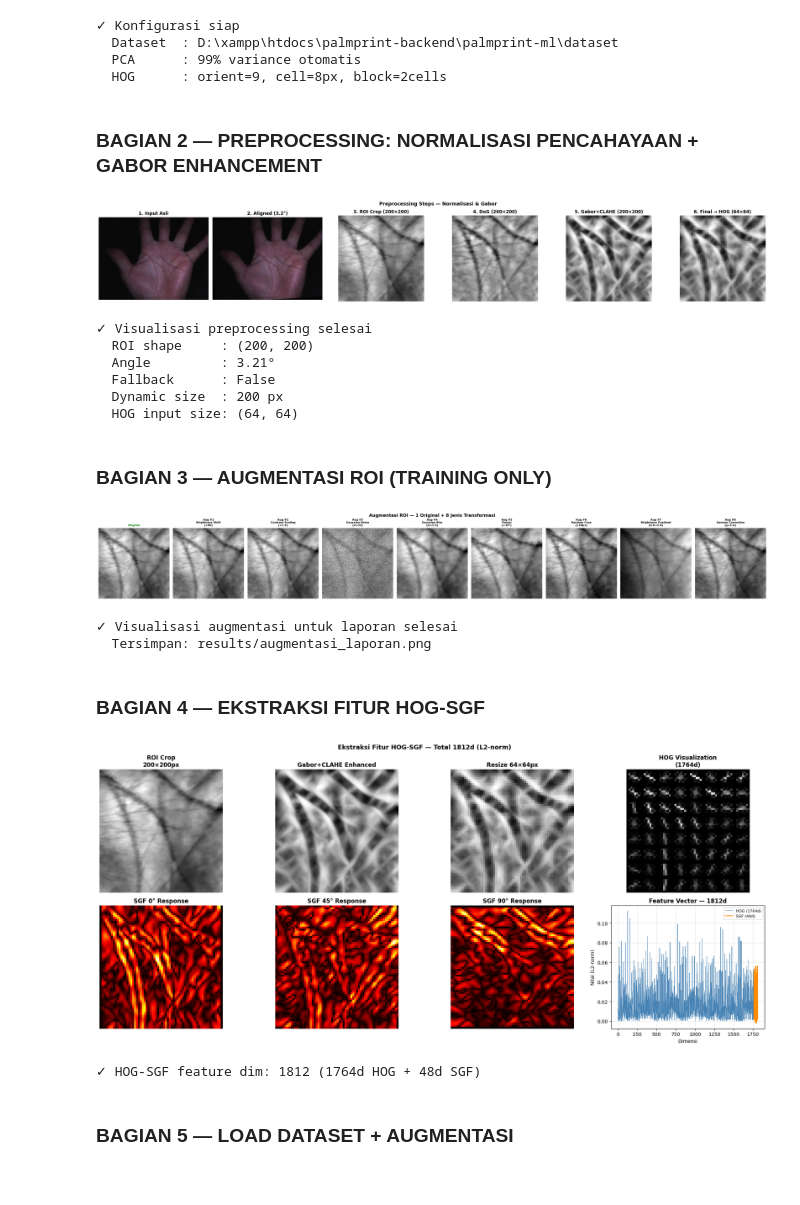
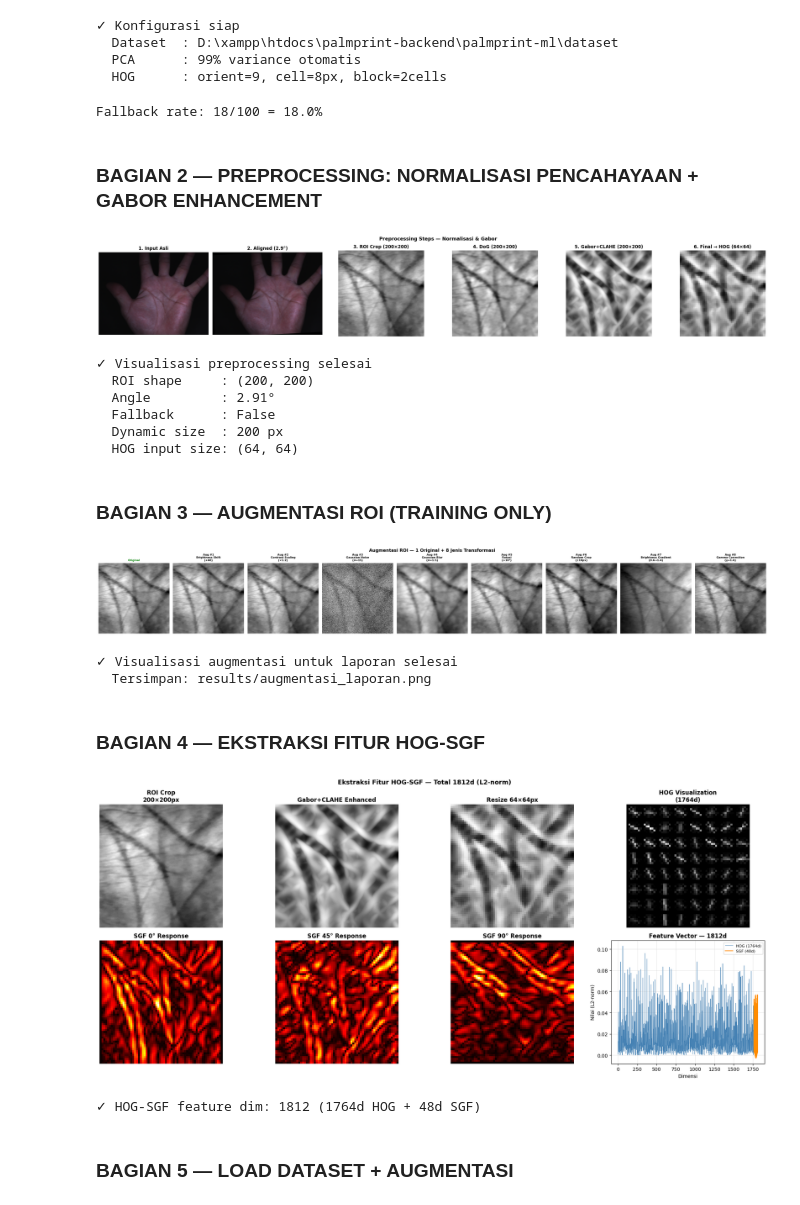
Before and after one commit to athaabiyyu/palmprint-backend, a Jupyter notebook: palmprint-ml/palmprint_modeling.ipynb, the cells around one changed output. Cells and saved outputs as stored; diff of their text form; code cells hidden in the pictures.

Commit message:
perbaikan gap dataset training dan data implementasi, dan jg perbaiki roi crop mediapipe

```diff
--- a/palmprint-ml/palmprint_modeling.ipynb
+++ b/palmprint-ml/palmprint_modeling.ipynb
@@ -44,15 +44,17 @@ class Config:
 
     # ROI
     ROI_SIZE   = 200
-    IMAGE_SIZE = 64          # resize sebelum HOG (paper: 64×64)
+    IMAGE_SIZE = 64
+    ROI_SIZE_MAX = 220
 
     # HOG
     HOG_ORIENT = 9
-    HOG_PIXELS = 8          # pixels per cell
-    HOG_CELLS  = 2           # cells per block
+    HOG_PIXELS = 8
+    HOG_CELLS  = 2
 
     # SGF — 24 orientasi, step 15°
     SGF_ANGLES = np.deg2rad(np.arange(0, 360, 15))
+    HOG_SGF_WEIGHT = 0.8
 
     # CLAHE
     CLAHE_CLIP = 2.0
@@ -68,7 +70,6 @@ class Config:
 
     # PCA — jumlah komponen dipilih otomatis berdasarkan variance
     PCA_VARIANCE = 0.99
-
 for d in [Config.OUTPUT_PATH, Config.MODELS_DIR]:
     os.makedirs(d, exist_ok=True)
 
@@ -81,6 +82,26 @@ print(f'  HOG      : orient={Config.HOG_ORIENT}, cell={Config.HOG_PIXELS}px, blo
   Dataset  : D:\xampp\htdocs\palmprint-backend\palmprint-ml\dataset
   PCA      : 99% variance otomatis
   HOG      : orient=9, cell=8px, block=2cells
+# %%
+# ── CEK FALLBACK RATE TJI 2017 ──
+fallback_count = 0
+total = 0
+
+exts = ('.png', '.jpg', '.jpeg', '.bmp', '.tiff', '.tif')
+files = [f for f in os.listdir(Config.DATASET_PATH) if f.lower().endswith(exts)]
+
+for fname in tqdm(files[:100], desc='Checking fallback'):
+    img = cv2.imread(os.path.join(Config.DATASET_PATH, fname))
+    if img is None:
+        continue
+    _, dbg = detect_palm_opencv(img)
+    if dbg['fallback']:
+        fallback_count += 1
+    total += 1
+
+print(f'Fallback rate: {fallback_count}/{total} = {fallback_count/total*100:.1f}%')
+# %% [output]
+Fallback rate: 18/100 = 18.0%
 # %% [markdown]
 ### BAGIAN 2 — PREPROCESSING: NORMALISASI PENCAHAYAAN + GABOR ENHANCEMENT
 # %%
@@ -103,13 +124,13 @@ def normalize_illumination(img_gray):
     """
     img_f   = img_gray.astype(np.float32)
     g_small = cv2.GaussianBlur(img_f, (0, 0), sigmaX=1.0)
-    g_large = cv2.GaussianBlur(img_f, (0, 0), sigmaX=10.0)
+    g_large = cv2.GaussianBlur(img_f, (0, 0), sigmaX=15.0)
     dog     = g_small - g_large
     return cv2.normalize(dog, None, 0, 255, cv2.NORM_MINMAX).astype(np.uint8)
 
 
 def enhance_gabor(img_gray, ksize=None, sigma=None, lambd=None,
-                  gamma=None, thetas=None, use_dog=False):
+                  gamma=None, thetas=None, use_dog=True):
     """
     Gabor filter bank multi-orientasi + CLAHE.
 
@@ -151,7 +172,7 @@ if samples:
 
     # ✅ PERBAIKAN: DoG dan Gabor pada ROI 200×200, BUKAN 64×64
     dog_s       = normalize_illumination(roi_gray)        # DoG pada 200×200
-    gabor_s     = enhance_gabor(roi_gray, use_dog=False)  # Gabor pada 200×200
+    gabor_s     = enhance_gabor(roi_gray, use_dog=True)  # Gabor pada 200×200
     gabor_dog_s = enhance_gabor(roi_gray, use_dog=True)   # Gabor+DoG pada 200×200
 
     # Resize ke 64×64 HANYA untuk keperluan HOG downstream (jangan dipakai visualisasi)
@@ -161,37 +182,37 @@ if samples:
     fig, axes = plt.subplots(1, 6, figsize=(26, 4))
     fig.suptitle('Preprocessing Steps — Normalisasi & Gabor', fontsize=13, fontweight='bold')
 
     axes[0].imshow(cv2.cvtColor(img_s, cv2.COLOR_BGR2RGB))
     axes[0].set_title('1. Input Asli', fontweight='bold'); axes[0].axis('off')
 
     axes[1].imshow(cv2.cvtColor(dbg['img_aligned'], cv2.COLOR_BGR2RGB))
     axes[1].set_title(f'2. Aligned ({dbg["angle"]:.1f}°)', fontweight='bold'); axes[1].axis('off')
 
     axes[2].imshow(roi_gray, cmap='gray')
     axes[2].set_title('3. ROI Crop (200×200)', fontweight='bold'); axes[2].axis('off')
 
     axes[3].imshow(dog_s, cmap='gray')
     axes[3].set_title('4. DoG (200×200)', fontweight='bold'); axes[3].axis('off')
 
     axes[4].imshow(gabor_dog_s, cmap='gray')
     axes[4].set_title('5. Gabor+CLAHE (200×200)', fontweight='bold'); axes[4].axis('off')
 
     axes[5].imshow(roi_for_hog, cmap='gray')
     axes[5].set_title('6. Final → HOG (64×64)', fontweight='bold'); axes[5].axis('off')
 
     plt.tight_layout()
     plt.show()
     print('✓ Visualisasi preprocessing selesai')
     print(f'  ROI shape     : {roi_gray.shape}')
     print(f'  Angle         : {dbg["angle"]:.2f}°')
     print(f'  Fallback      : {dbg["fallback"]}')
     print(f'  Dynamic size  : {dbg["dynamic_roi_size"]} px')
     print(f'  HOG input size: {roi_for_hog.shape}')
 # %% [output]
-[figure, old version]
+[figure, new version]
 ✓ Visualisasi preprocessing selesai
   ROI shape     : (200, 200)
-  Angle         : 3.21°
+  Angle         : 2.91°
   Fallback      : False
   Dynamic size  : 200 px
   HOG input size: (64, 64)
@@ -310,7 +331,37 @@ def augment_roi(roi_gray, n_aug=3):
             aug_norm = np.clip(aug_norm, 1e-7, 1.0)  # hindari log(0)
             aug = np.clip(255.0 * (aug_norm ** gamma), 0, 255)
 
-        results.append(aug.astype(np.uint8))
+        # 9. Specular highlight — titik terang di permukaan kulit (khas kamera HP)
+        if np.random.random() < 0.4:
+            h_a, w_a = aug.shape[:2]
+            cx = np.random.randint(30, w_a - 30)
+            cy = np.random.randint(30, h_a - 30)
+            radius = np.random.randint(8, 25)
+            Y_grid, X_grid = np.ogrid[:h_a, :w_a]
+            dist = np.sqrt((X_grid - cx)**2 + (Y_grid - cy)**2)
+            mask = (dist <= radius).astype(np.float32)
+            intensity = np.random.uniform(50, 100)
+            falloff = np.clip(1 - dist / radius, 0, 1) ** 2
+            aug = np.clip(aug + intensity * falloff * mask, 0, 255)
+
+        # 10. Motion blur ringan — tangan sedikit gerak saat foto
+        if np.random.random() < 0.3:
+            ksize = np.random.choice([3, 5])
+            angle = np.random.uniform(0, 180)
+            kernel = np.zeros((ksize, ksize), dtype=np.float32)
+            kernel[ksize // 2, :] = 1.0 / ksize
+            M_rot = cv2.getRotationMatrix2D((float(ksize // 2), float(ksize // 2)), angle, 1)
+            kernel = cv2.warpAffine(kernel, M_rot, (ksize, ksize))
+            aug = cv2.filter2D(aug.astype(np.float32), -1, kernel)
+
+        # 11. JPEG compression artifact — HP kirim JPEG sebelum ke server
+        if np.random.random() < 0.4:
+            quality = np.random.randint(60, 85)
+            _, enc = cv2.imencode('.jpg', aug.astype(np.uint8),
+                                  [cv2.IMWRITE_JPEG_QUALITY, quality])
+            aug = cv2.imdecode(enc, cv2.IMREAD_GRAYSCALE).astype(np.float32)
+
+        results.append(aug.astype(np.uint8))  # ← baris ini sudah ada, jangan duplikat
 
     return results
 
@@ -377,7 +428,7 @@ if samples:
     print("✓ Visualisasi augmentasi untuk laporan selesai")
     print("  Tersimpan: results/augmentasi_laporan.png")
 # %% [output]
-[figure, old version]
+[figure, new version]
 ✓ Visualisasi augmentasi untuk laporan selesai
   Tersimpan: results/augmentasi_laporan.png
 # %% [markdown]
@@ -497,7 +548,7 @@ if samples:
     plt.show()
     print(f'✓ HOG-SGF feature dim: {len(feat_s)} ({hog_dim}d HOG + {sgf_dim}d SGF)')
 # %% [output]
-[figure, old version]
+[figure, new version]
 ✓ HOG-SGF feature dim: 1812 (1764d HOG + 48d SGF)
 # %% [markdown]
 ### BAGIAN 5 — LOAD DATASET + AUGMENTASI
```
Also changed, not shown: parts of 10 cells of this notebook, 18 other files.
